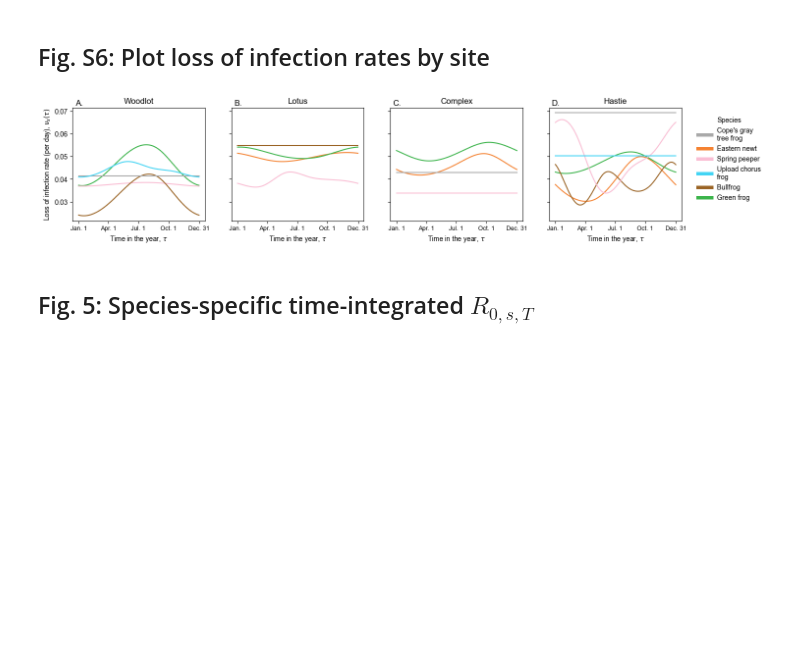
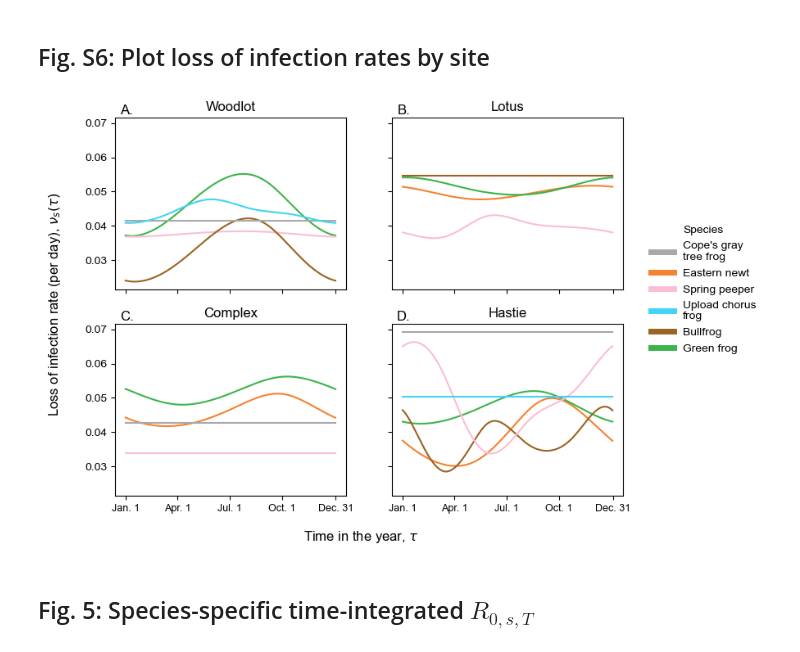
Before and after one commit to mqwilber/seasonal_multihost_model, a Jupyter notebook: code/manuscript_plots.ipynb, the cells around one changed output. Cells and saved outputs as stored; diff of their text form; code cells hidden in the pictures; blank space fills up the shorter version.

Commit message:
Update plots and examples

```diff
--- a/code/manuscript_plots.ipynb
+++ b/code/manuscript_plots.ipynb
@@ -497,7 +547,7 @@ constant_prev = False
 surface_area = True
 
 # Vary omega
-omega_vals = [0.5] #[1.0, 0.25, 0.1]
+omega_vals = [1.0] #[1.0, 0.5, 0.25, 0.1]
 
 for h, omega in enumerate(omega_vals):
 
@@ -747,9 +797,12 @@ for omega in [1.0, 0.5]:
         tdat = all_dfs.query("species == '{0}'".format(spp))
         shapes = list(tdat.site_name.map(site_by_shape).values)
         for ti, shape in enumerate(shapes):
-            ax.scatter([i], [tdat.R0_removal.values[ti]],
+            scatter = ax.scatter([i], [tdat.R0_removal.values[ti]],
                        color=colors[spp], edgecolors='black', zorder=10, marker=shape,
                        s=70 if tdat.R0_control.values[ti] < 1 else 20) #, markeredgewidth=0.1)
+
+            if tdat.R0_control.values[ti] < 1:
+                scatter.set_hatch('//////')
 
     #ax.errorbar(range(len(species)), all_df_sum.R0_mean, yerr=all_df_sum.R0_se, color='black', linestyle='', capsize=5)
     ax.set_xticks(range(len(species)))
@@ -768,7 +821,15 @@ for omega in [1.0, 0.5]:
     ax.set_ylim(-0.02, 1.0)
 
     handles = [plt.Line2D([1], [1], linestyle="", marker=shp, label=site, color='black') for site, shp in site_by_shape.items()]
-    ax.legend(handles=handles, frameon=False, prop={'size': 9})
+    first_legend = ax.legend(handles=handles, frameon=False, prop={'size': 9})
+    ax.add_artist(first_legend)
+
+    handles2 = [plt.scatter([], [], s=70, marker='o', facecolor='white', edgecolor='black',
+                hatch='//////', label=r'$R_{0, T} < 1$'),
+                plt.scatter([], [], s=20,  marker='o', facecolor='white', edgecolor='black',
+                label=r'$R_{0, T} > 1$')]
+    ax.legend(handles=handles2, loc=(0.78, 0.55), frameon=False, prop={'size': 9})
+
     plt.show()
     fig.savefig(f"../results/species_control_omega={omega}.pdf", bbox_inches="tight")
 # %% [output]
@@ -822,7 +882,8 @@ constant_prev = False
 sites = [2, 7, 10, 15]
 site_map = {2: 'Woodlot', 7: 'Lotus', 10: 'Complex', 15: "Hastie"}
 
-fig, axes = plt.subplots(1, len(sites), figsize=(16, 3), sharex=True, sharey=True)
+fig, axes = plt.subplots(2, 2, figsize=(8, 6), sharex=True, sharey=True)
+axes = axes.ravel()
 
 # Colors of different species
 colors = {'novi': "#f58231",
@@ -841,37 +902,40 @@ spp_map = {'hych': "Cope's gray\ntree frog",
 
 for j, site_num in enumerate(sites):
 
     pred_values = pd.read_pickle("../results/all_values_{0}_results_microhabitat={1}_surface_area={2}_constant_density={3}_constant_water={4}_constant_intensity={5}_constant_prev={6}.pkl".format(site_num, microhabitat, surface_area, constant_density, constant_water, constant_intensity, constant_prev))
 
     species = pred_values['species']
     loss_rates = pred_values['loss_rates']
     time = pred_values['time_steps']
     axes[j].set_prop_cycle('color', [colors[s] for s in species])
     axes[j].plot(time, loss_rates.T, label=[spp_map[s] for s in species])
     axes[j].set_title(site_map[site_num])
 
 # Format xlabels
 for j in range(len(sites)):
     axes[j].set_xticks([1, 91, 182, 273, 366])
     axes[j].set_xticklabels(["Jan. 1", 'Apr. 1', 'Jul. 1', 'Oct. 1', 'Dec. 31'], size=9)
 # Add letters to all plots
 letters = list(string.ascii_uppercase)
 count = 0
 
-axes[0].set_ylabel(r"Loss of infection rate (per day), $\nu_s(\tau)$")
+# axes[0].set_ylabel(r"Loss of infection rate (per day), $\nu_s(\tau)$")
+# axes[0].set_ylabel(r"Loss of infection rate (per day), $\nu_s(\tau)$")
+fig.supylabel(r"Loss of infection rate (per day), $\nu_s(\tau)$")
 
 for j in range(len(sites)):
     axes[j].text(0.05, 1.02, letters[j] + ".", size=12, ha="center", transform=axes[j].transAxes)
-    axes[j].set_xlabel(r"Time in the year, $\tau$")
+
+fig.supxlabel(r"Time in the year, $\tau$")
 
 # Add a legend
 ordered_spp = np.sort(list(colors.keys()))
 handles = [plt.Line2D([0], [0], color=colors[s], lw=5, label=spp_map[s]) for s in ordered_spp]
-axes[3].legend(handles=handles, loc=(1.1, 0.15), frameon=False, title="Species")
+axes[3].legend(handles=handles, loc=(1.1, 0.8), frameon=False, title="Species")
 plt.show()
 fig.savefig("../results/loss_of_infection_rates.pdf", bbox_inches="tight")
 # %% [output]
-[figure, old version]
+[figure, new version]
 # %% [markdown]
 ## Fig. 5: Species-specific time-integrated $R_{0, s, T}$
 # %%
```
Also changed, not shown: parts of 20 cells of this notebook, 1 other file.
